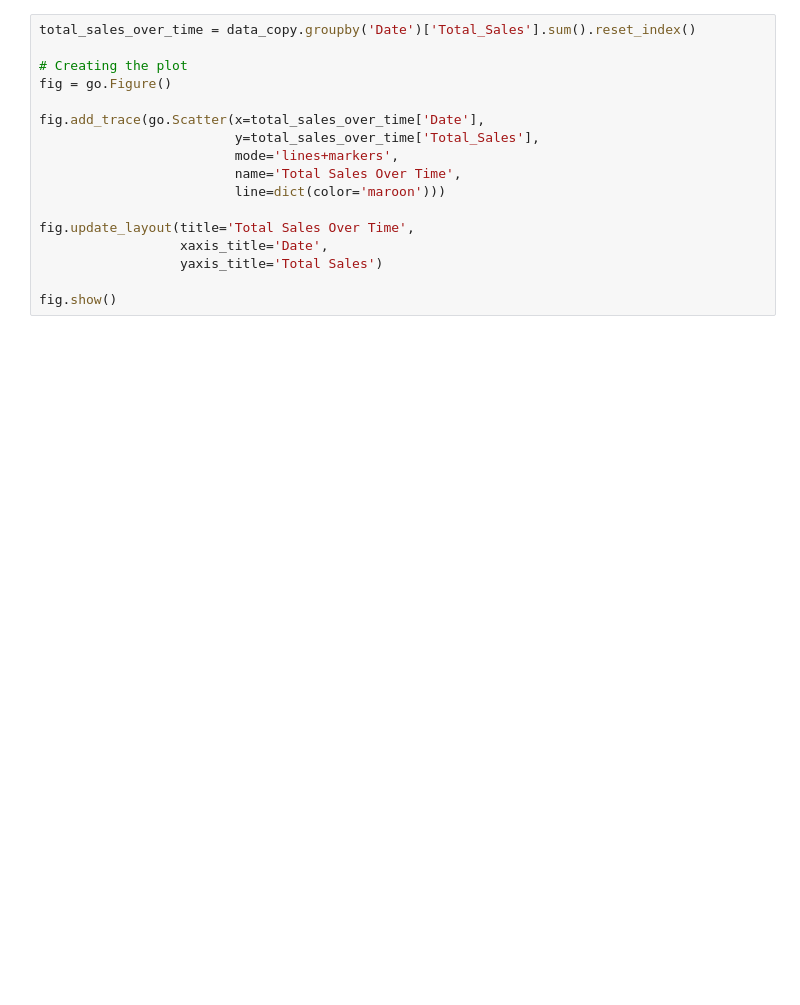
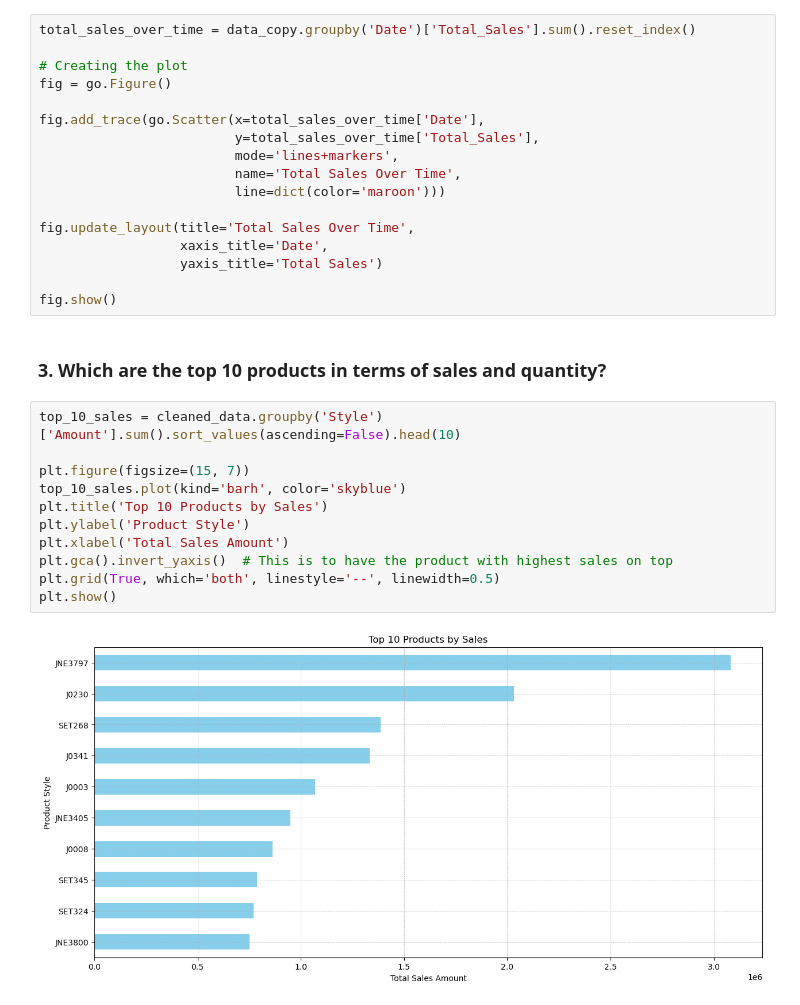
Before and after one commit to atharvabhalilkar1/major-year-project, a Jupyter notebook: EDA.ipynb, the cells around one changed output. Drawn from its saved outputs; the diff is of its cells as text; blank space fills up the shorter version.

```diff
--- a/EDA.ipynb
+++ b/EDA.ipynb
@@ -129,3 +132,18 @@ fig.update_layout(title='Total Sales Over Time',
                   yaxis_title='Total Sales')
 
 fig.show()
+# %% [markdown]
+### 3. Which are the top 10 products in terms of sales and quantity?
+# %%
+top_10_sales = cleaned_data.groupby('Style')['Amount'].sum().sort_values(ascending=False).head(10)
+
+plt.figure(figsize=(15, 7))
+top_10_sales.plot(kind='barh', color='skyblue')
+plt.title('Top 10 Products by Sales')
+plt.ylabel('Product Style')
+plt.xlabel('Total Sales Amount')
+plt.gca().invert_yaxis()  # This is to have the product with highest sales on top
+plt.grid(True, which='both', linestyle='--', linewidth=0.5)
+plt.show()
+# %% [output]
+[figure, added]
```
Also changed, not shown: parts of 41 cells of this notebook.
